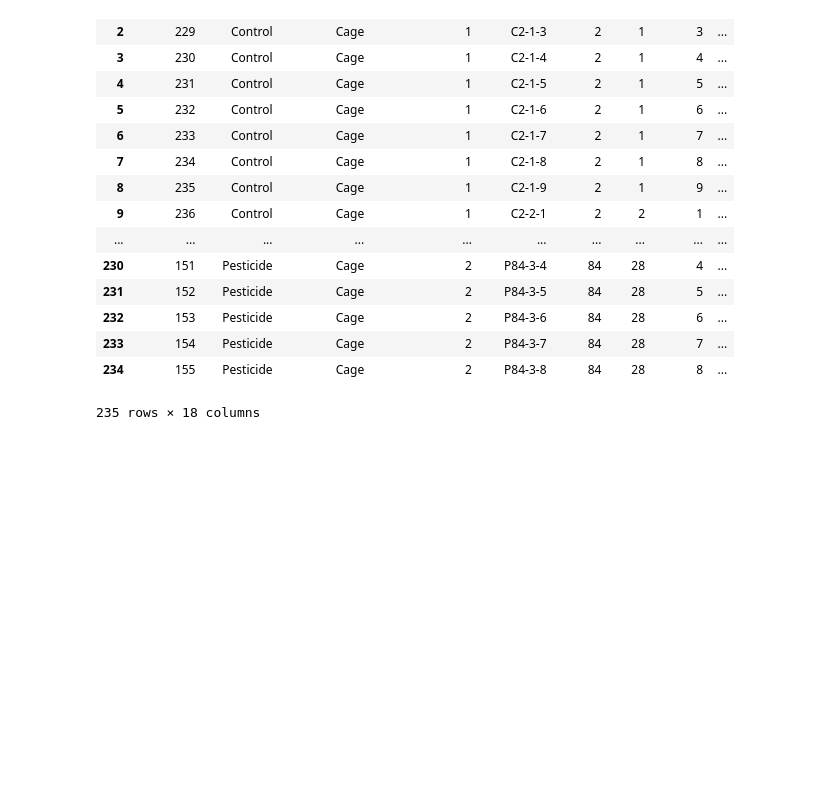
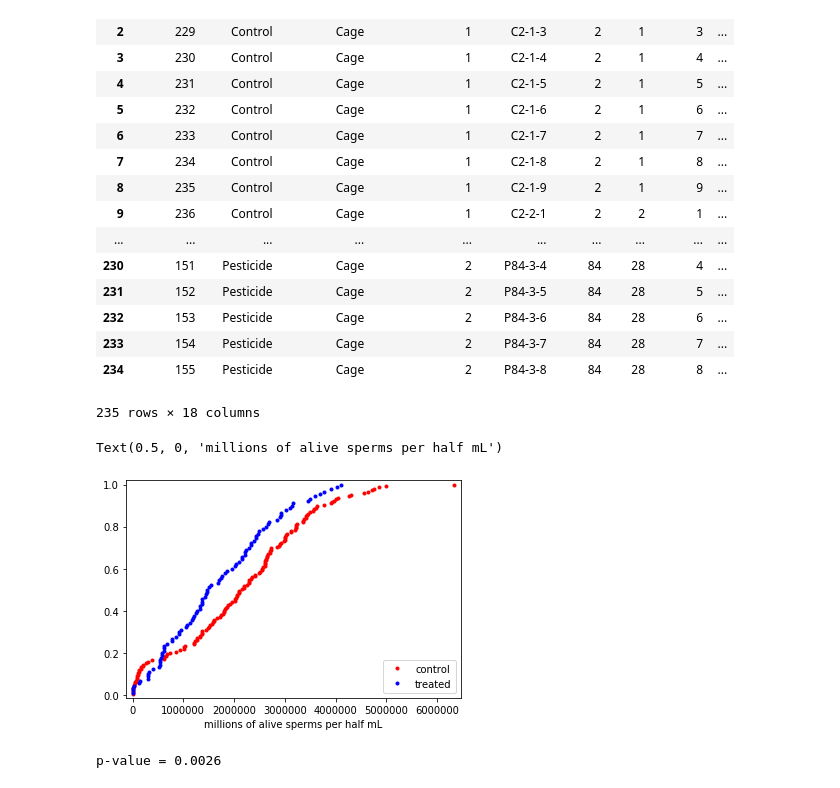
Before and after one commit to thap/python_basics_to_advanced, a Jupyter notebook: statistical_thinking_2/statistical_thinking_2.ipynb, the cells around one changed output. Saved outputs shown, nothing was run; the diff lists cells and outputs as text; code cells hidden in the pictures; blank space fills up the shorter version.

```diff
--- a/statistical_thinking_2/statistical_thinking_2.ipynb
+++ b/statistical_thinking_2/statistical_thinking_2.ipynb
@@ -708,9 +737,24 @@ treated = bee.loc[bee.Treatment == 'Pesticide', 'Sperm Volume per 500 ul']
 # %%
 x_control, y_control = ecdf(control)
 x_treated, y_treated = ecdf(treated)
 
-plt.plot(x_control, y_control, marker='.', linestyle='none')
-plt.plot(x_treated, y_treated, marker='.', linestyle='none')
+plt.plot(x_control, y_control, marker='.', linestyle='none', color='red')
+plt.plot(x_treated, y_treated, marker='.', linestyle='none', color='blue')
 plt.margins(0.02)
 plt.legend(('control', 'treated'), loc='lower right')
-plt.xlabel('millions of alive sperms per half mL)
+plt.xlabel('millions of alive sperms per half mL')
+# %% [output]
+Text(0.5, 0, 'millions of alive sperms per half mL')
+[figure, added]
+# %%
+diff_means = np.mean(control) - np.mean(treated)
+mean_count = np.mean(np.concatenate((control, treated)))
+control_shifted = control - np.mean(control) + mean_count
+treated_shifted = treated - np.mean(treated) + mean_count
+bs_reps_control = draw_bs_reps(control_shifted, np.mean, size=10000)
+bs_reps_treated = draw_bs_reps(treated_shifted, np.mean, size=10000)
+bs_replicates = bs_reps_control - bs_reps_treated
+pvalue = np.sum(bs_replicates >= np.mean(control) - np.mean(treated)) / len(bs_replicates)
+print('p-value =', pvalue)
+# %% [output]
+p-value = 0.0026
```
Also changed, not shown: parts of 60 cells of this notebook.
